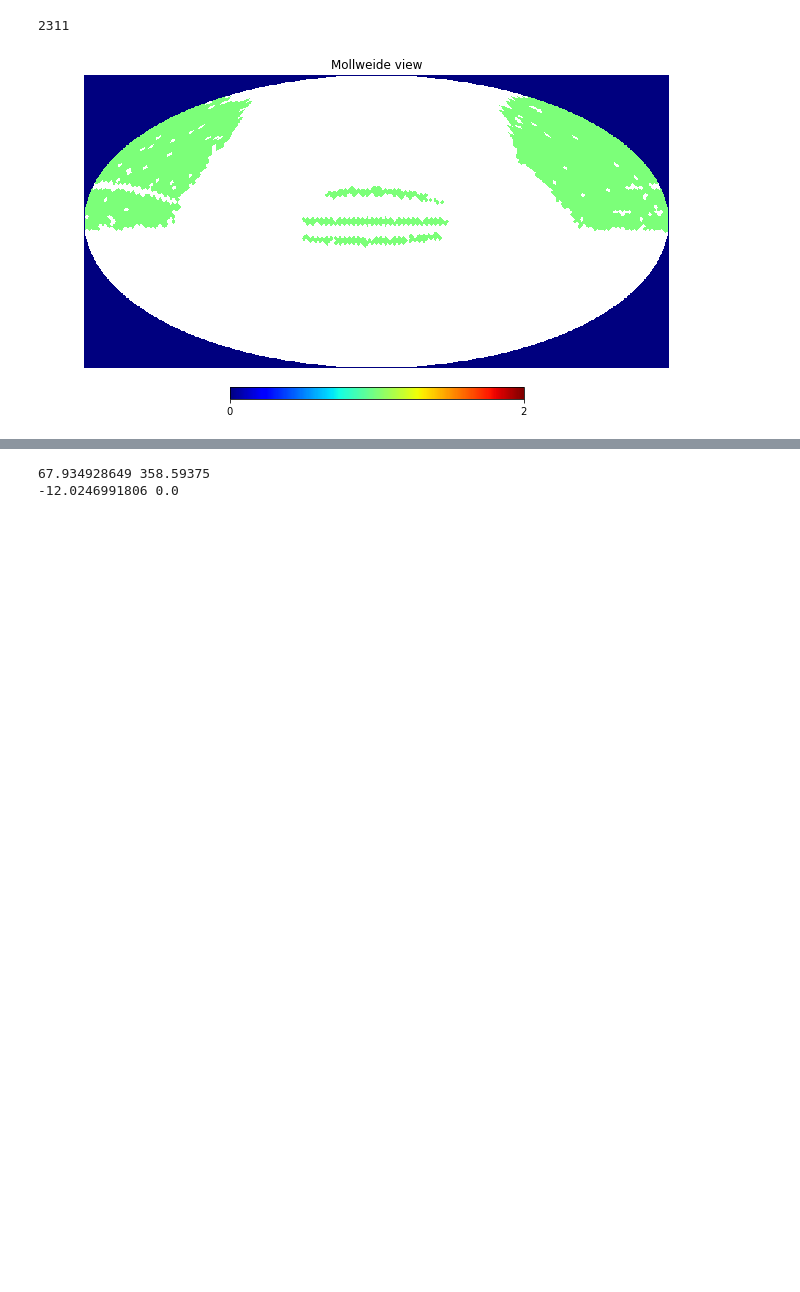
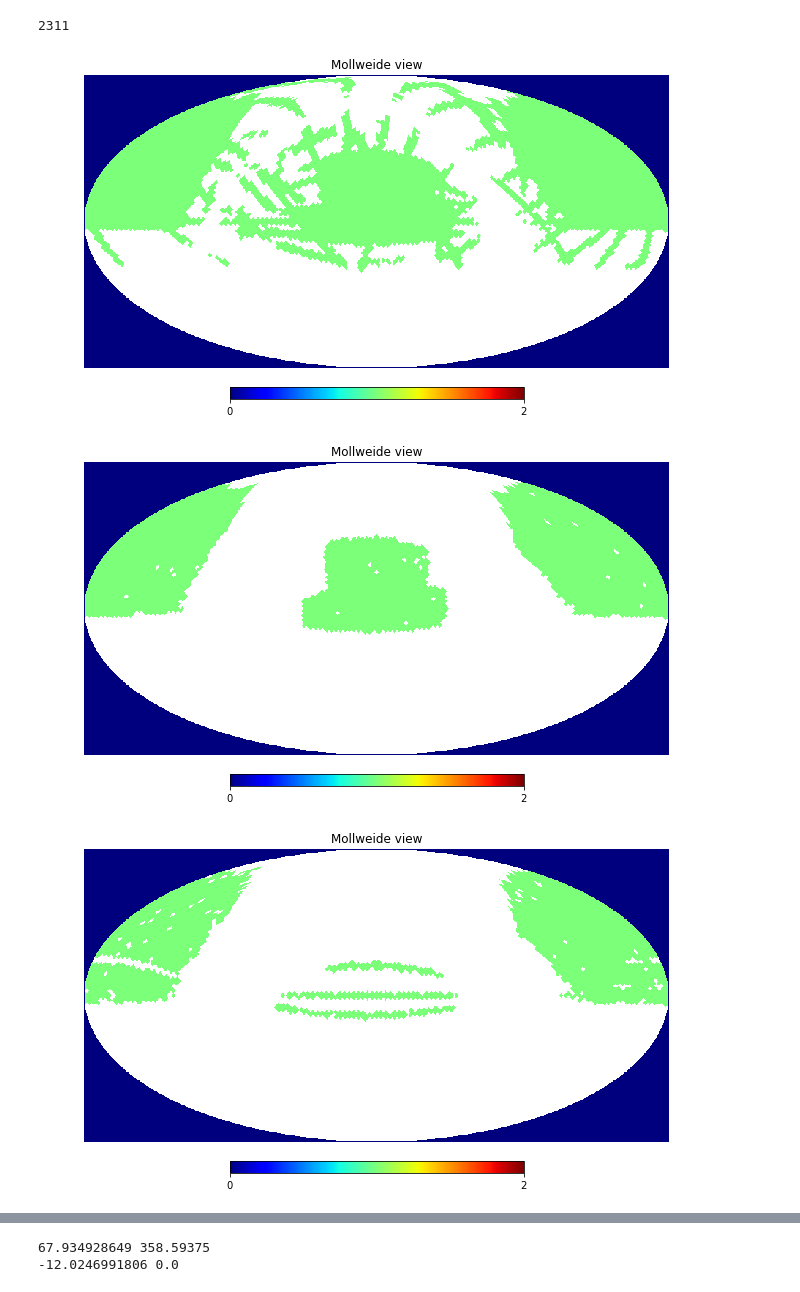
Before and after one commit to clusteron/comparison, a Jupyter notebook: Matches_Footprints.ipynb, the cells around one changed output, grey strips where cells are left out. Saved outputs shown, nothing was run; the diff lists cells and outputs as text; code cells hidden in the pictures; blank space fills up the shorter version.

```diff
--- a/Matches_Footprints.ipynb
+++ b/Matches_Footprints.ipynb
@@ -10,11 +10,9 @@ from matplotlib_venn import venn2
 from matplotlib_venn import venn3, venn3_circles
 %matplotlib inline
 # %%
-# use a standard way to read, like Table.read
 print 'Reading files'
-w = ascii.read('wen.csv')
-r = fits.open('redmapper.fits')
-r = r[1].data
+w = Table.read('wen.csv')
+r = Table.read('redmapper.fits')
 k = Table.read('koester2007.vot', format='votable')
 print 'Wen:',len(w)
 print 'Rykoff:',len(r)
@@ -86,4 +84,7 @@ print len(lista_m)
 2311
 # %%
 #sysmap = np.zeros(hp.nside2npix(NSIDE),dtype=np.float32) +hp.UNSEEN
+wmap = np.zeros(hp.nside2npix(NSIDE), dtype=np.int8) + hp.UNSEEN
+rmap = np.zeros(hp.nside2npix(NSIDE), dtype=np.int8) + hp.UNSEEN
+kmap = np.zeros(hp.nside2npix(NSIDE), dtype=np.int8) + hp.UNSEEN
 mmap = np.zeros(hp.nside2npix(NSIDE), dtype=np.int8) + hp.UNSEEN
@@ -92,5 +91,14 @@ mmap[lista_m] = 1
-# %%
-# plot originals for comparison
-hp.mollview(mmap, fig=4, cmap='jet')
-# %% [output]
-[figure, removed]
+# %%
+wmap[wpix] = 1
+rmap[rpix] = 1
+kmap[kpix] = 1
+mmap[lista_m] = 1
+# %%
+hp.mollview(wmap, fig=1, cmap='jet')
+hp.mollview(rmap, fig=2, cmap='jet')
+hp.mollview(kmap, fig=3, cmap='jet')
+hp.mollview(mmap, fig=4, cmap='jet')
+# %% [output]
+[figure, added]
+[figure, added]
+[figure, added]
```
Also changed, not shown: parts of 5 cells of this notebook, 1 other file.
